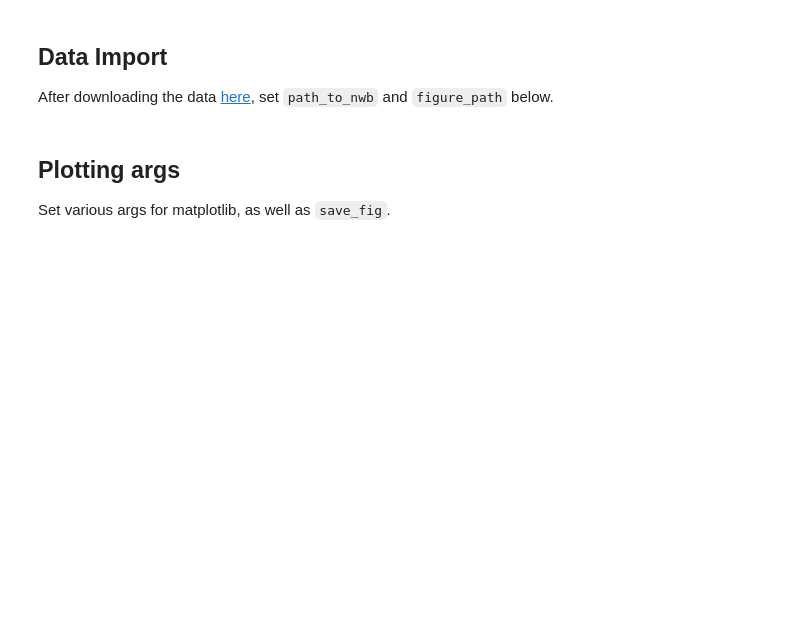
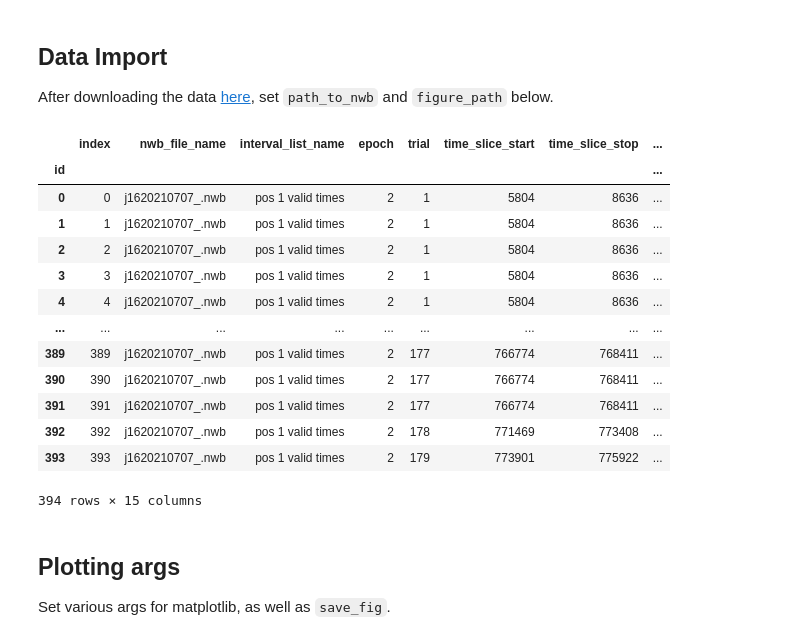
Before and after one commit to stevejpurves/curvenote_ac_figure, a Jupyter notebook: main.ipynb, the cells around one changed output. Cells and saved outputs as stored; diff of their text form; code cells hidden in the pictures; blank space fills up the shorter version.

Commit message:
startup w. env

```diff
--- a/main.ipynb
+++ b/main.ipynb
@@ -22,8 +22,8 @@ set `path_to_nwb` and `figure_path` below.
 # %%
 # path_to_nwb = "/home/sambray/Documents/Curvenote/j16_fig_data.nwb"
 # figure_path = "/home/sambray/Documents/Curvenote/"
-path_to_nwb = "/home/cb/Downloads/Curve/j16_fig_data.nwb"
-figure_path = "/home/cb/Downloads/Curve/"
+path_to_nwb = "/home/steve/Downloads/j16_fig_data.nwb"
+figure_path = "./figure"
 
 # object id's for needed dataframes in the nwb file
 df_obj_ids = {
@@ -36,6 +36,23 @@ df_obj_ids = {
 }
 
 dataframes, events_per_epoch_df = load_data(path_to_nwb, df_obj_ids)
+# %%
+events_per_epoch_df
+# %% [output]
+|  | index | nwb_file_name | interval_list_name | epoch | trial | time_slice_start | time_slice_stop | ... |
+| id |  |  |  |  |  |  |  | ... |
+| 0 | 0 | j1620210707_.nwb | pos 1 valid times | 2 | 1 | 5804 | 8636 | ... |
+| 1 | 1 | j1620210707_.nwb | pos 1 valid times | 2 | 1 | 5804 | 8636 | ... |
+| 2 | 2 | j1620210707_.nwb | pos 1 valid times | 2 | 1 | 5804 | 8636 | ... |
+| 3 | 3 | j1620210707_.nwb | pos 1 valid times | 2 | 1 | 5804 | 8636 | ... |
+| 4 | 4 | j1620210707_.nwb | pos 1 valid times | 2 | 1 | 5804 | 8636 | ... |
+| ... | ... | ... | ... | ... | ... | ... | ... | ... |
+| 389 | 389 | j1620210707_.nwb | pos 1 valid times | 2 | 177 | 766774 | 768411 | ... |
+| 390 | 390 | j1620210707_.nwb | pos 1 valid times | 2 | 177 | 766774 | 768411 | ... |
+| 391 | 391 | j1620210707_.nwb | pos 1 valid times | 2 | 177 | 766774 | 768411 | ... |
+| 392 | 392 | j1620210707_.nwb | pos 1 valid times | 2 | 178 | 771469 | 773408 | ... |
+| 393 | 393 | j1620210707_.nwb | pos 1 valid times | 2 | 179 | 773901 | 775922 | ... |
+394 rows × 15 columns
 # %% [markdown]
 ## Plotting args
 
```
Also changed, not shown: 2 other files.
